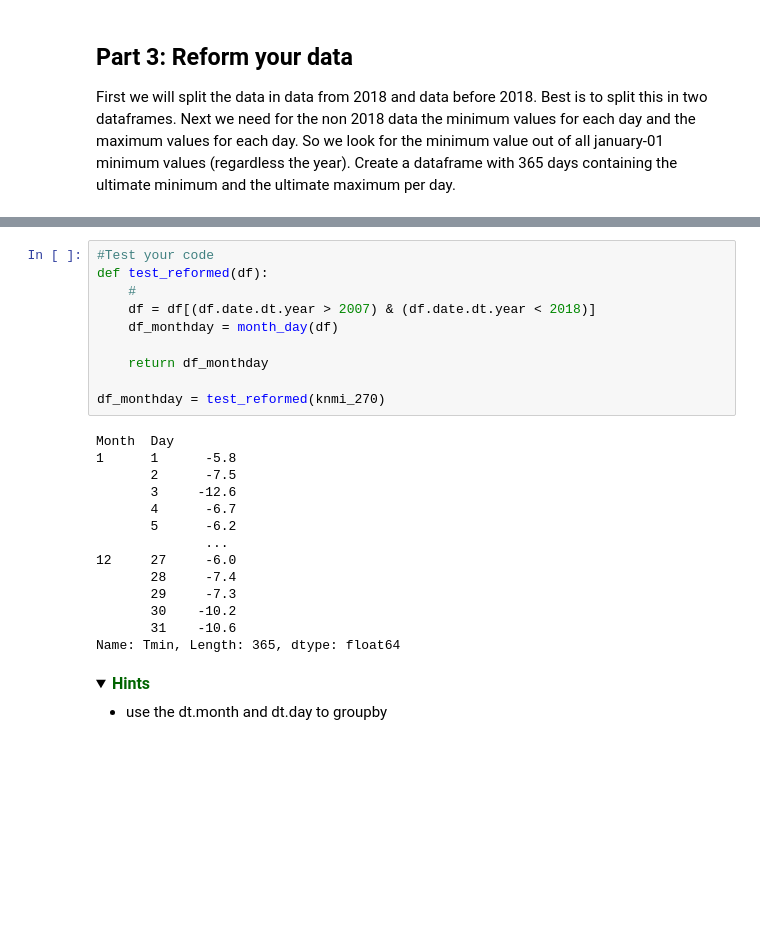
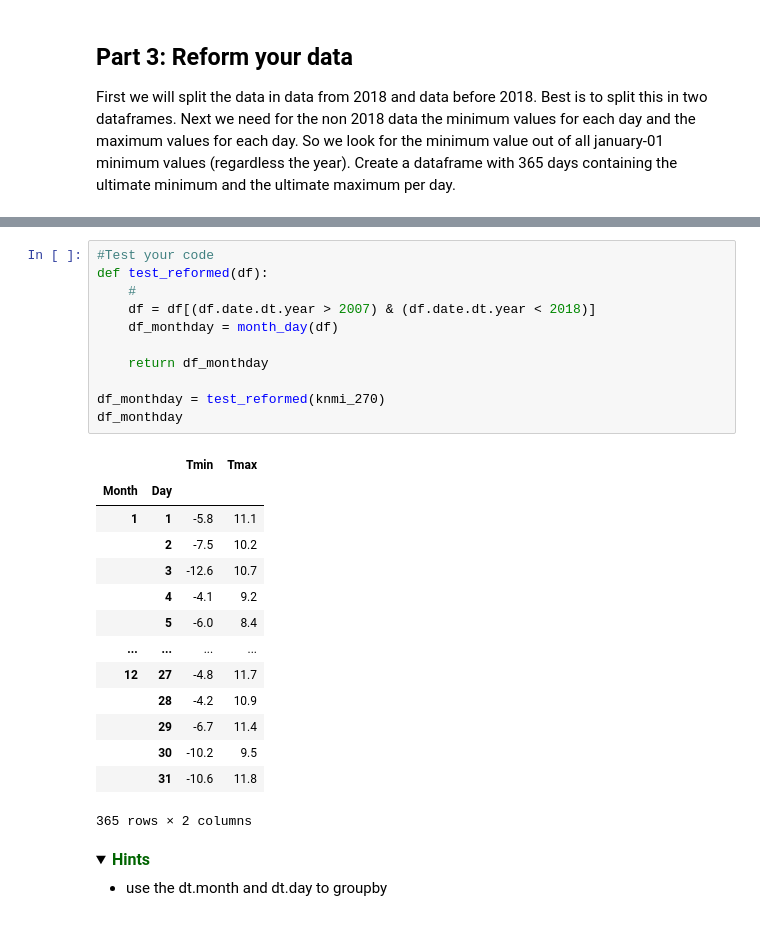
Before and after one commit to stijn-arends/BFVM19PROG1, a Jupyter notebook: assessments/Assignment_week_04.ipynb, the cells around one changed output, grey strips where cells are left out. Saved outputs shown, nothing was run; the diff lists cells and outputs as text; folded sections open; blank space fills up the shorter version.

```diff
--- a/assessments/Assignment_week_04.ipynb
+++ b/assessments/Assignment_week_04.ipynb
@@ -352,27 +329,29 @@ Name: Tmin, Length: 365, dtype: float64
 # %%
 #Test your code
 def test_reformed(df):
     #
     df = df[(df.date.dt.year > 2007) & (df.date.dt.year < 2018)]
     df_monthday = month_day(df)
 
     return df_monthday
 
 df_monthday = test_reformed(knmi_270)
+df_monthday
 # %% [output]
+|  |  | Tmin | Tmax |
+| Month | Day |  |  |
+| 1 | 1 | -5.8 | 11.1 |
+|  | 2 | -7.5 | 10.2 |
+|  | 3 | -12.6 | 10.7 |
+|  | 4 | -4.1 | 9.2 |
+|  | 5 | -6.0 | 8.4 |
+| ... | ... | ... | ... |
+| 12 | 27 | -4.8 | 11.7 |
+|  | 28 | -4.2 | 10.9 |
+|  | 29 | -6.7 | 11.4 |
+|  | 30 | -10.2 | 9.5 |
+|  | 31 | -10.6 | 11.8 |
-Month  Day
-1      1      -5.8
-       2      -7.5
-       3     -12.6
-       4      -6.7
-       5      -6.2
-              ...
-12     27     -6.0
-       28     -7.4
-       29     -7.3
-       30    -10.2
-       31    -10.6
-Name: Tmin, Length: 365, dtype: float64
+365 rows × 2 columns
 # %% [markdown]
 <details>
 <summary>
```
Also changed, not shown: parts of 24 cells of this notebook.
